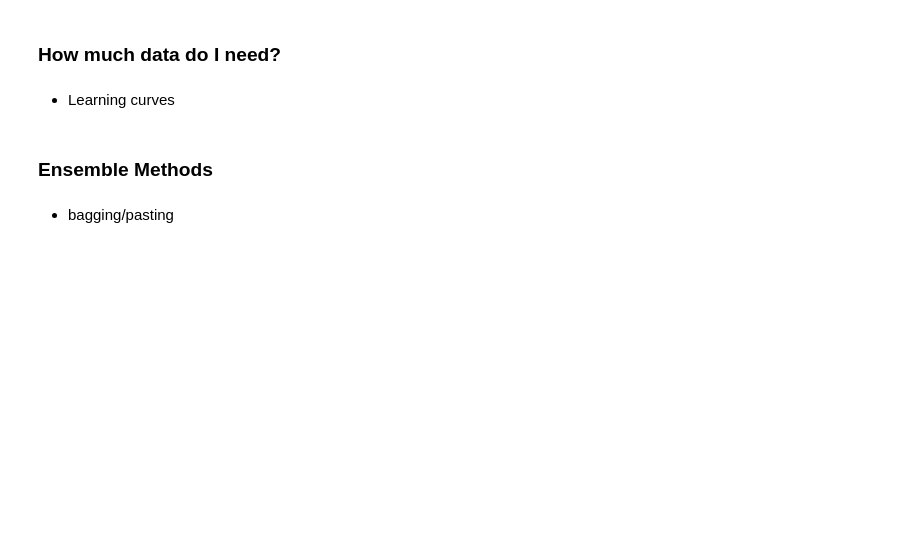
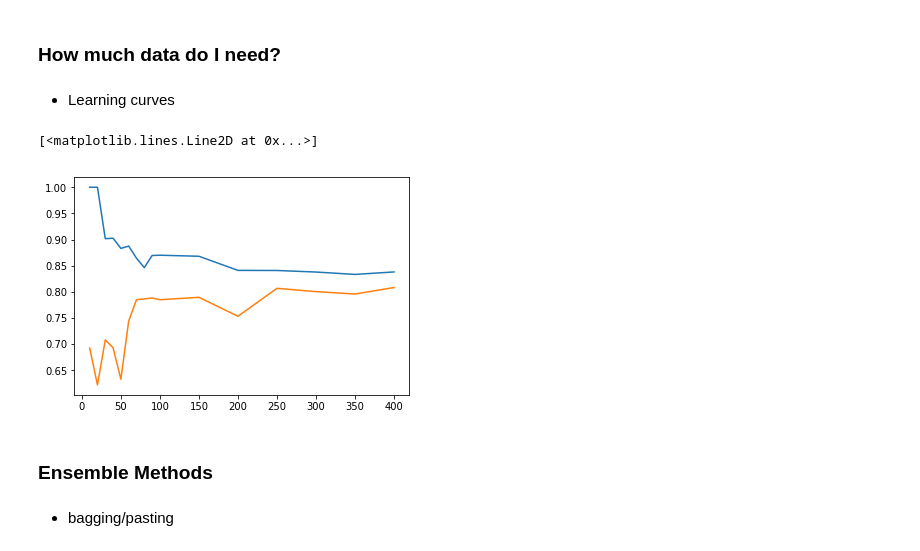
Before and after one commit to ahrzb/ds2018, a Jupyter notebook: 06_ml_cont.ipynb, the cells around one changed output. Cells and saved outputs as stored; diff of their text form; code cells hidden in the pictures; blank space fills up the shorter version.

```diff
--- a/06_ml_cont.ipynb
+++ b/06_ml_cont.ipynb
@@ -211,3 +214,16 @@ sns.kdeplot(train_cleaned.Age, label='original')
+# %%
+train_sizes, train_scores, val_scores = learning_curve(
+    tree.DecisionTreeClassifier(max_depth=4),
+    train_x, train_y,
+    train_sizes=[10, 20, 30, 40, 50, 60, 70, 80, 90, 100, 150, 200, 250, 300, 350, 400],
+    cv=20
+)
+# %%
+plt.plot(train_sizes, train_scores.mean(axis=1))
+plt.plot(train_sizes, val_scores.mean(axis=1))
+# %% [output]
+[<matplotlib.lines.Line2D at 0x...>]
+[figure, added]
 # %% [markdown]
 ### Ensemble Methods
 # %% [markdown]
```
Also changed, not shown: parts of 6 cells of this notebook, 4 other files.
